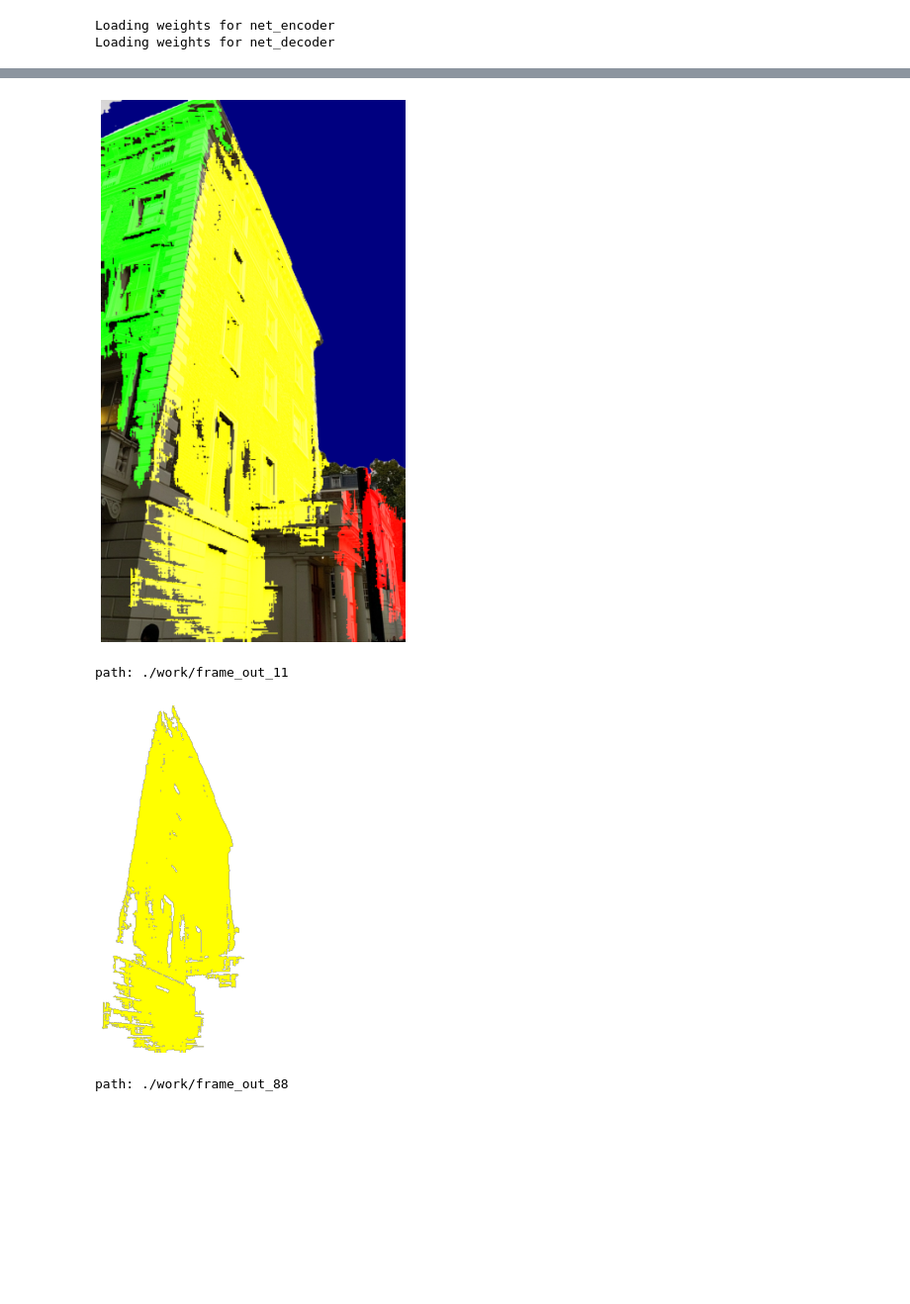
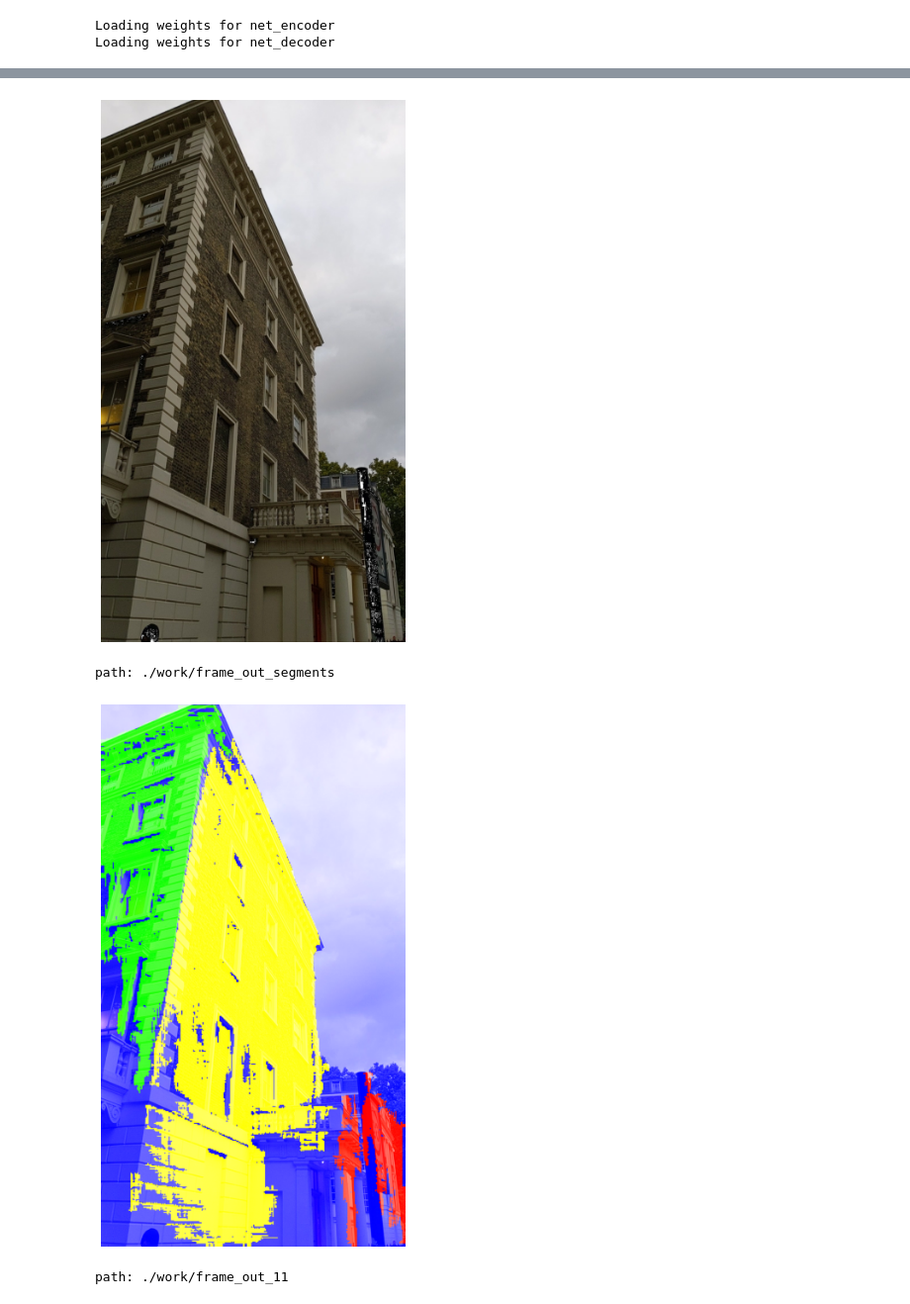
Before and after one commit to vicsyl/extreme_two_view_matching_private, a Jupyter notebook: demos/visualization_demo.ipynb, the cells around one changed output, grey strips where cells are left out. Shown at 99% size. Cells and saved outputs as stored; diff of their text form; code cells hidden in the pictures; blank space fills up the shorter version.

```diff
--- a/demos/visualization_demo.ipynb
+++ b/demos/visualization_demo.ipynb
@@ -294,6 +289,14 @@ if img_data.img is None:
 
 #print("img: {}".format(img_data.img))
 
+
+magic = 1000000
+mask = non_valid_mask(img_data.components_indices, img_data.valid_components_dict)
+img_data.valid_components_dict[magic] = magic
+#     old_ci = np.copy(img_data.components_indices)
+img_data.components_indices[mask == True] = magic
+
+
 custom_get_and_show_components(img_data,
                                show=True,
                                save=True,
@@ -325,6 +328,7 @@ As = np.array([
 
 for i, A in enumerate(As):
 
+
     A, bb = adjust_affine_transform(img_data.components_indices, 10001, A)
     print("P: {}, bb:{}".format(A, bb))
 
@@ -355,4 +362,4 @@ path: ./work/frame_out
-[figure, old version]
+[figure, new version]
-path: ./work/frame_out_11
+path: ./work/frame_out_segments
-[figure, old version]
+[figure, new version]
-path: ./work/frame_out_88
+path: ./work/frame_out_11
```
Also changed, not shown: parts of 2 cells of this notebook, 8 other files.
